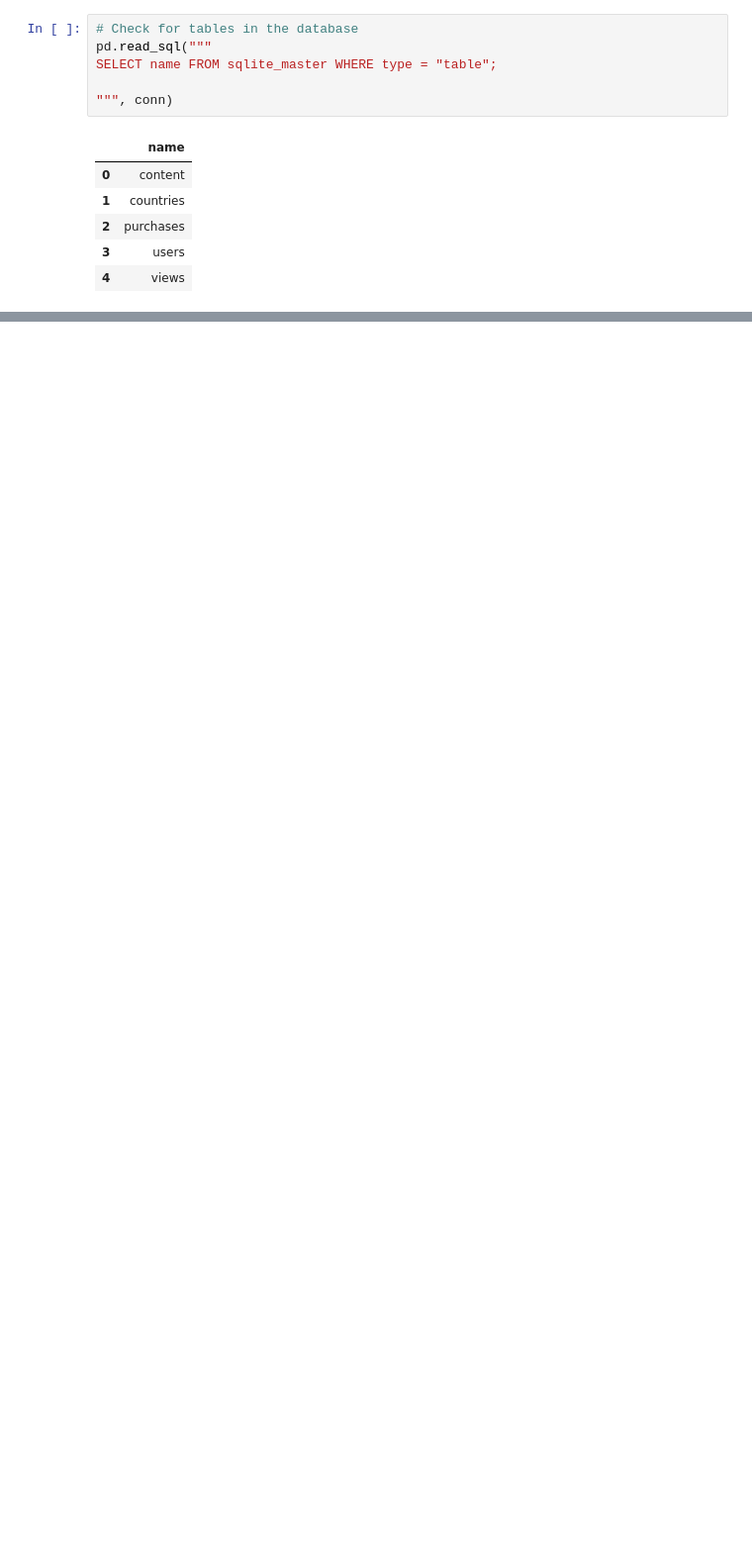
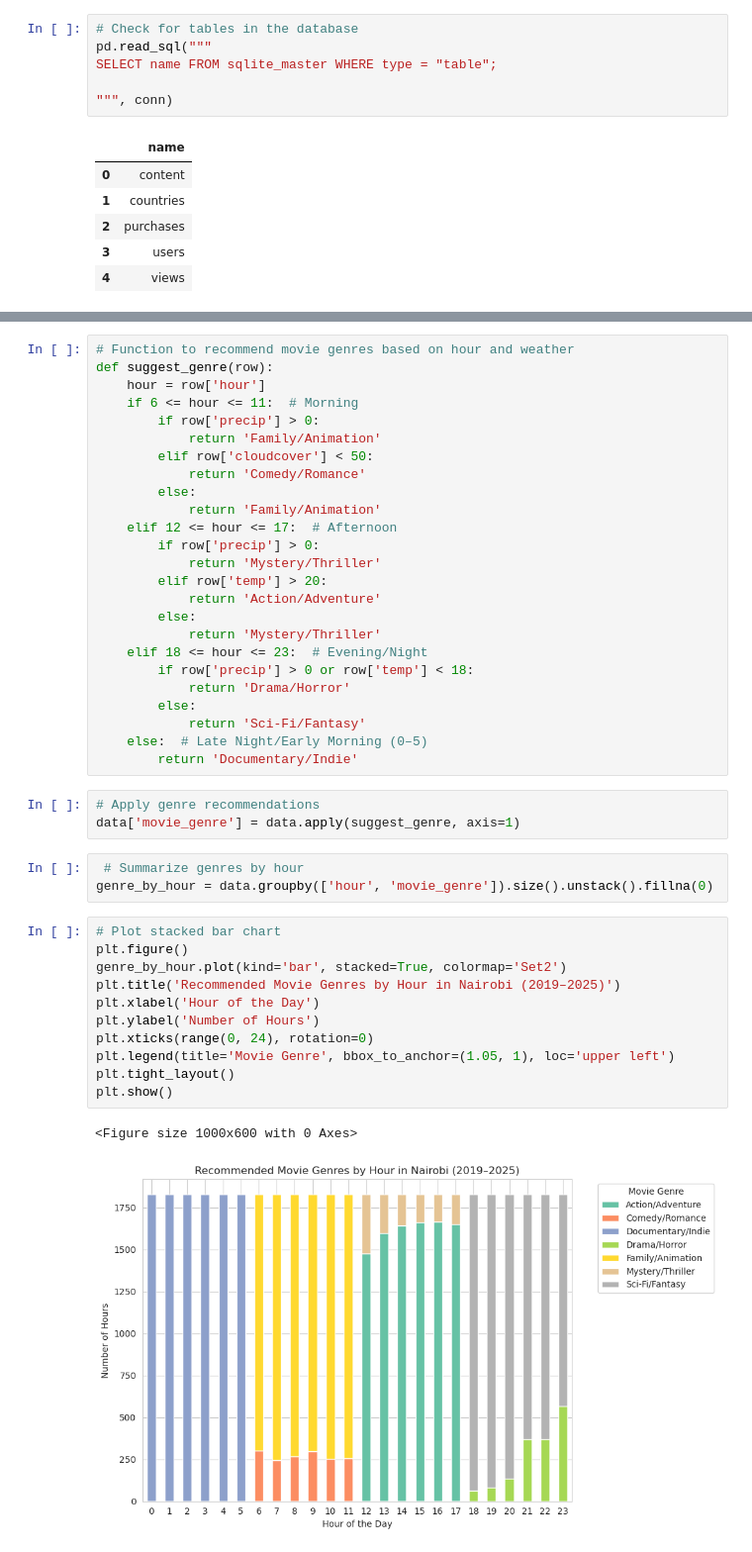
Before and after one commit to joyaran/Yakwetu_project, a Jupyter notebook: yakwetu.ipynb, the cells around one changed output, grey strips where cells are left out. Shown at 99% size. Drawn from its saved outputs; the diff is of its cells as text; blank space fills up the shorter version.

```diff
--- a/yakwetu.ipynb
+++ b/yakwetu.ipynb
@@ -208,0 +785,45 @@ SELECT * FROM content LIMIT 10;
+# %%
+# Function to recommend movie genres based on hour and weather
+def suggest_genre(row):
+    hour = row['hour']
+    if 6 <= hour <= 11:  # Morning
+        if row['precip'] > 0:
+            return 'Family/Animation'
+        elif row['cloudcover'] < 50:
+            return 'Comedy/Romance'
+        else:
+            return 'Family/Animation'
+    elif 12 <= hour <= 17:  # Afternoon
+        if row['precip'] > 0:
+            return 'Mystery/Thriller'
+        elif row['temp'] > 20:
+            return 'Action/Adventure'
+        else:
+            return 'Mystery/Thriller'
+    elif 18 <= hour <= 23:  # Evening/Night
+        if row['precip'] > 0 or row['temp'] < 18:
+            return 'Drama/Horror'
+        else:
+            return 'Sci-Fi/Fantasy'
+    else:  # Late Night/Early Morning (0–5)
+        return 'Documentary/Indie'
+# %%
+# Apply genre recommendations
+data['movie_genre'] = data.apply(suggest_genre, axis=1)
+# %%
+ # Summarize genres by hour
+genre_by_hour = data.groupby(['hour', 'movie_genre']).size().unstack().fillna(0)
+# %%
+# Plot stacked bar chart
+plt.figure()
+genre_by_hour.plot(kind='bar', stacked=True, colormap='Set2')
+plt.title('Recommended Movie Genres by Hour in Nairobi (2019–2025)')
+plt.xlabel('Hour of the Day')
+plt.ylabel('Number of Hours')
+plt.xticks(range(0, 24), rotation=0)
+plt.legend(title='Movie Genre', bbox_to_anchor=(1.05, 1), loc='upper left')
+plt.tight_layout()
+plt.show()
+# %% [output]
+<Figure size 1000x600 with 0 Axes>
+[figure, added]
```
Also changed, not shown: parts of 47 cells of this notebook.
